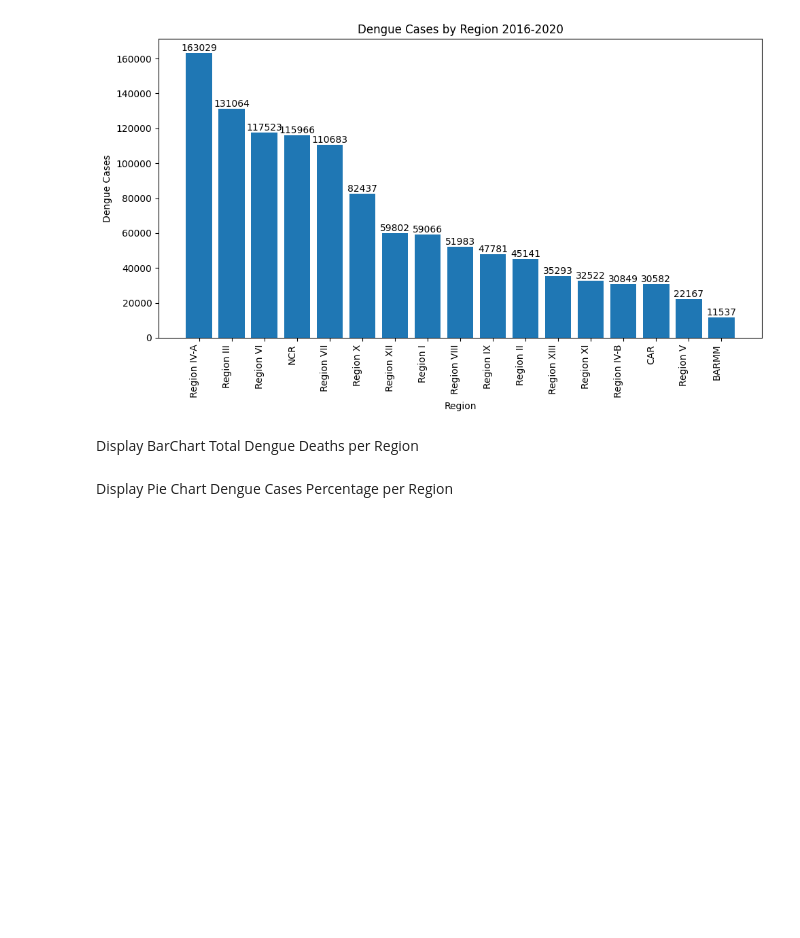
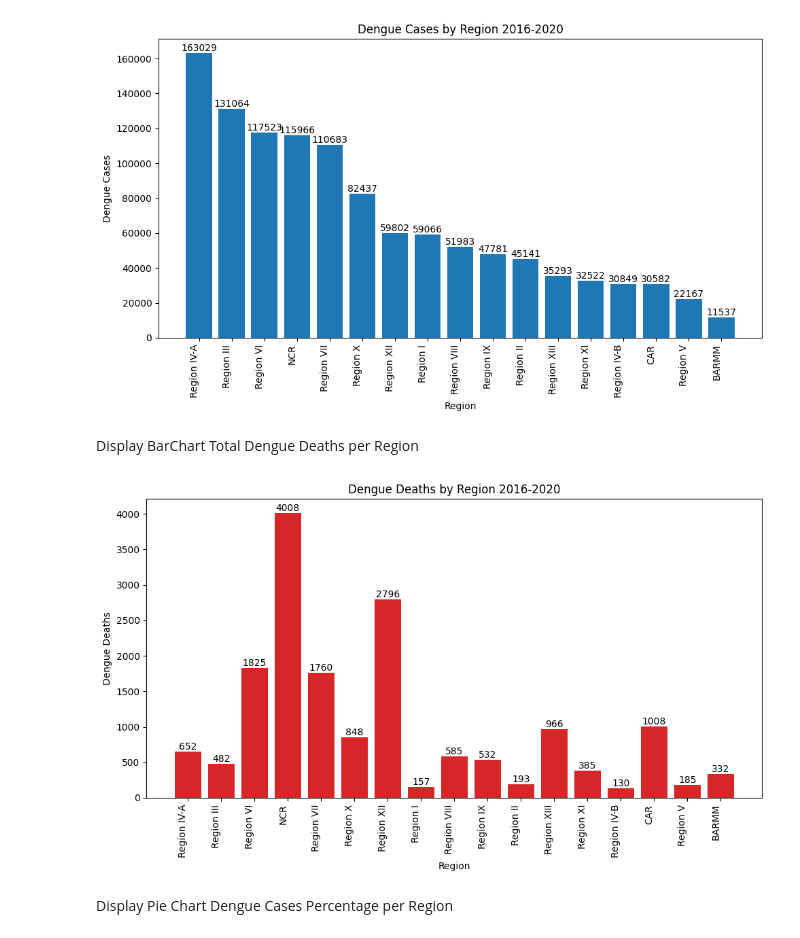
Before and after one commit to dambear/ITBA3203-PROJECT, a Jupyter notebook: dengue.ipynb, the cells around one changed output. Saved outputs shown, nothing was run; the diff lists cells and outputs as text; code cells hidden in the pictures; blank space fills up the shorter version.

Commit message:
barchart dengue deaths per region

```diff
--- a/dengue.ipynb
+++ b/dengue.ipynb
@@ -175,6 +175,29 @@ plt.show()
 [figure]
 # %% [markdown]
 Display BarChart Total Dengue Deaths per Region
+# %%
+# Sort the data by dengue cases in descending order
+df_perRegion.sort_values('Dengue_Cases', ascending=False, inplace=True)
+
+# Create the bar chart
+plt.figure(figsize=(10, 6))
+bars = plt.bar(df_perRegion['Region'], df_perRegion['Dengue_Deaths'], color='tab:red')
+plt.xlabel('Region')
+plt.ylabel('Dengue Deaths')
+plt.title('Dengue Deaths by Region 2016-2020')
+
+# Add labels to the bars
+for bar in bars:
+    yval = bar.get_height()
+    plt.text(bar.get_x() + bar.get_width() / 2, yval, int(yval), ha='center', va='bottom')
+
+plt.xticks(rotation=90, ha='right')
+plt.tight_layout()
+
+# Show the plot
+plt.show()
+# %% [output]
+[figure, added]
 # %% [markdown]
 Display Pie Chart Dengue Cases Percentage per Region
 # %% [markdown]
```
